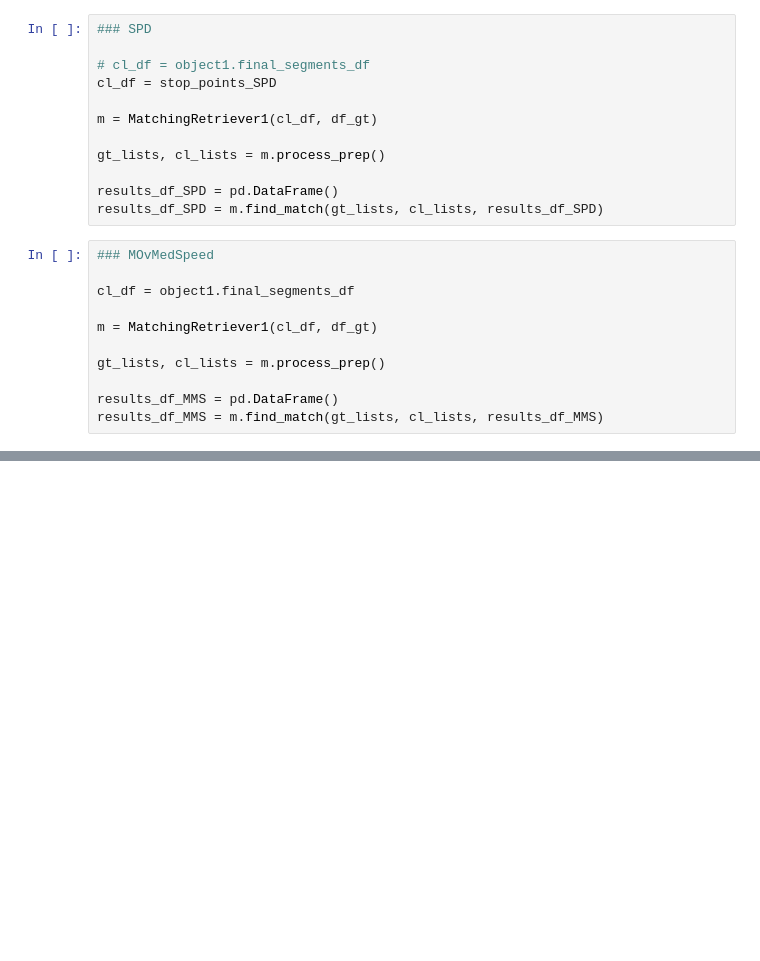
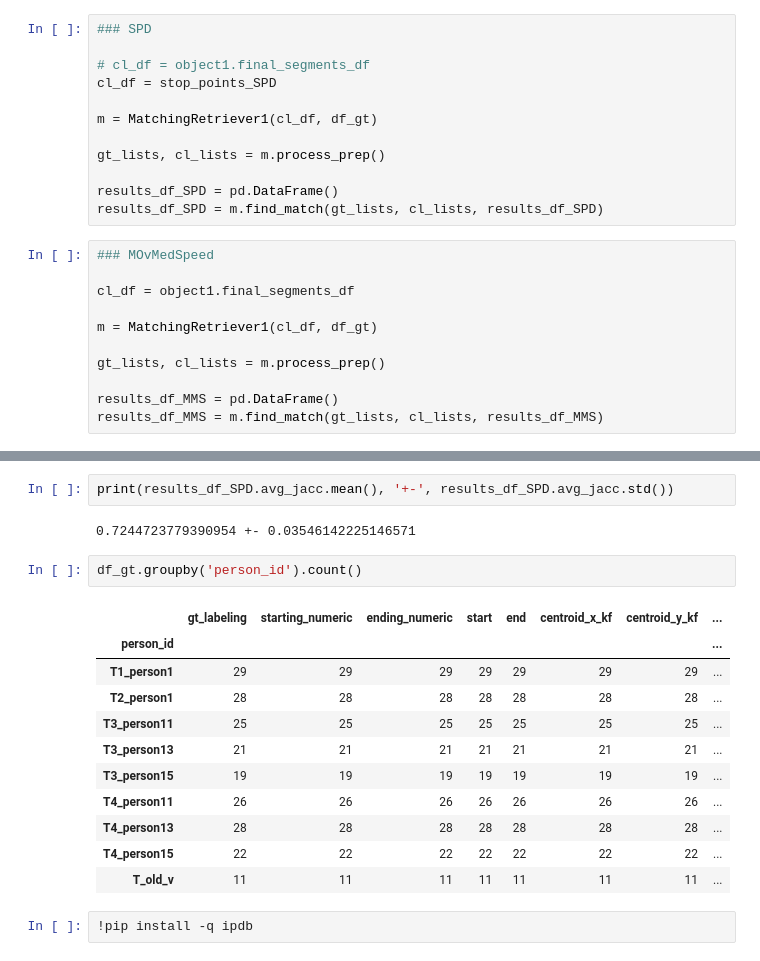
Before and after one commit to sumdher/SegmenterMovMedSpd, a Jupyter notebook: Almost_Final.ipynb, the cells around one changed output, grey strips where cells are left out. Saved outputs shown, nothing was run; the diff lists cells and outputs as text; blank space fills up the shorter version.

```diff
--- a/Almost_Final.ipynb
+++ b/Almost_Final.ipynb
@@ -1048,0 +1097,20 @@ results_df_SPD
+# %%
+print(results_df_SPD.avg_jacc.mean(), '+-', results_df_SPD.avg_jacc.std())
+# %% [output]
+0.7244723779390954 +- 0.03546142225146571
+# %%
+df_gt.groupby('person_id').count()
+# %% [output]
+|  | gt_labeling | starting_numeric | ending_numeric | start | end | centroid_x_kf | centroid_y_kf | ... |
+| person_id |  |  |  |  |  |  |  | ... |
+| T1_person1 | 29 | 29 | 29 | 29 | 29 | 29 | 29 | ... |
+| T2_person1 | 28 | 28 | 28 | 28 | 28 | 28 | 28 | ... |
+| T3_person11 | 25 | 25 | 25 | 25 | 25 | 25 | 25 | ... |
+| T3_person13 | 21 | 21 | 21 | 21 | 21 | 21 | 21 | ... |
+| T3_person15 | 19 | 19 | 19 | 19 | 19 | 19 | 19 | ... |
+| T4_person11 | 26 | 26 | 26 | 26 | 26 | 26 | 26 | ... |
+| T4_person13 | 28 | 28 | 28 | 28 | 28 | 28 | 28 | ... |
+| T4_person15 | 22 | 22 | 22 | 22 | 22 | 22 | 22 | ... |
+| T_old_v | 11 | 11 | 11 | 11 | 11 | 11 | 11 | ... |
+# %%
+!pip install -q ipdb
```
Also changed, not shown: parts of 14 cells of this notebook.
